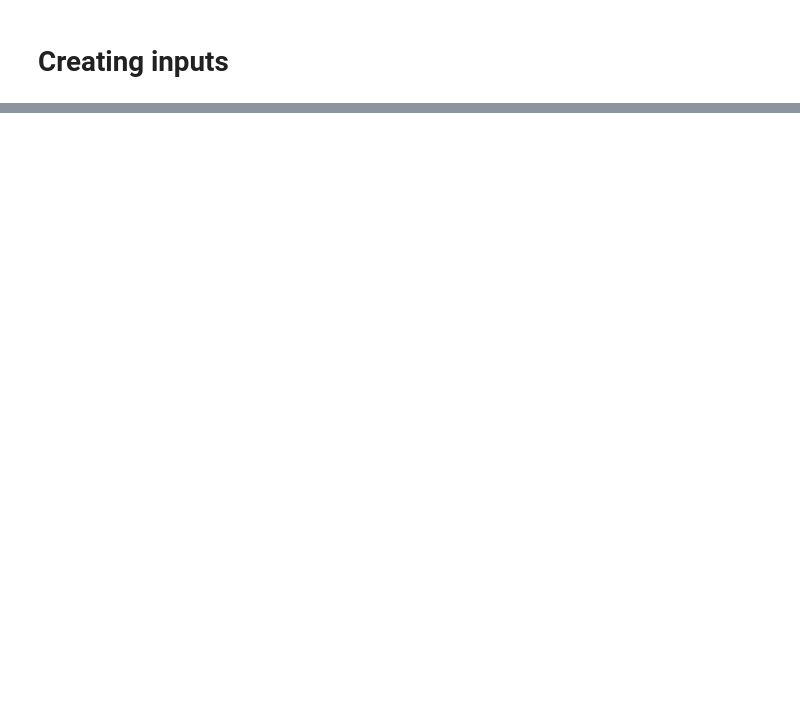
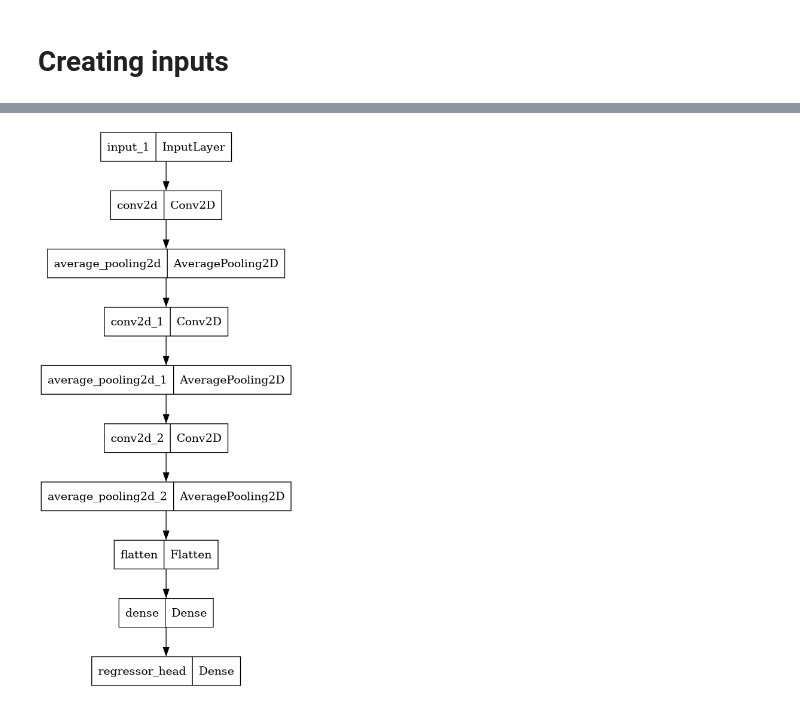
Before and after one commit to Shreyas1018/WildFireDetection, a Jupyter notebook: Wildfire.ipynb, the cells around one changed output, grey strips where cells are left out. Drawn from its saved outputs; the diff is of its cells as text; code cells hidden in the pictures; blank space fills up the shorter version.

```diff
--- a/Wildfire.ipynb
+++ b/Wildfire.ipynb
@@ -127,24 +108,16 @@ array([  1., 242., 150., 333.])
 # %%
 class Model:
 
-    def __init__(self, inputs, Classes):
+    def __init__(self, inputs):
 
-        self.Classes = Classes
         self.inputs = inputs
-        self.feature_extractor = self.feature_extractor()
-        self.model_adaptor = self.model_adaptor(self.feature_extractor)
-        self.classifier_head = self.classifier_head(self.model_adaptor)
-        self.regressor_head = self.regressor_head(self.model_adaptor)
+        self.feature_extractor = self.build_feature_extractor()
+        self.model_adaptor = self.build_model_adaptor(self.feature_extractor)
+        self.regressor_head = self.build_regressor_head(self.model_adaptor)
 
-    def build_model(self):
-
-        model = tf.keras.Model(inputs = self.inputs, outputs=[self.classifier_head, self.regressor_head])
-        return model
-
-    def feature_extractor(self):
-
-        x = tf.keras.layers.Conv2D(16, kernel_size=3, activation='relu', input_shape=(100, 100, 1))(self.inputs)
-        x = tf.keras.layers.AveragePooling2D(2, 2)(x)
+    def build_feature_extractor(self):
+        x = tf.keras.layers.Conv2D(32, kernel_size = (3, 3), activation='relu', input_shape=(100, 100, 1))(self.inputs)
+        x = tf.keras.layers.AveragePooling2D(2,2)(x)
 
         x = tf.keras.layers.Conv2D(32, kernel_size=3, activation = 'relu')(x)
         x = tf.keras.layers.AveragePooling2D(2,2)(x)
@@ -154,22 +127,27 @@ class Model:
 
         return x
 
-    def model_adaptor(self, inputs):
+    def build_model_adaptor(self, inputs):
 
         x = tf.keras.layers.Flatten()(inputs)
         x = tf.keras.layers.Dense(64, activation='relu')(x)
+
         return x
 
-    def classifier_head(self, inputs):
-
-        x = tf.keras.layers.Dense(self.Classes, activation='softmax', name='Classifier_head')(inputs)
+    def build_regressor_head(self, inputs):
+        x = tf.keras.layers.Dense(units = '4', name = 'regressor_head')(inputs)
         return x
 
-    def regressor_head(self, inputs):
+    def build_model(self):
 
-        x = tf.keras.layers.Dense(units = '4', name = 'regressor_head')(inputs)
-        return x
+        model = tf.keras.Model(inputs = self.inputs, outputs=[self.regressor_head])
+        return model
 # %%
-model = Model(tf.keras.layers.Input(shape=(100, 100, 1,)), 1)
+model = Model(tf.keras.layers.Input(shape=(100, 100, 1, )))
+
 model = model.build_model()
+# %%
+plot_model(model, 'model.png')
+# %% [output]
+[figure, added]
 # %%
```
Also changed, not shown: parts of 26 cells of this notebook.
